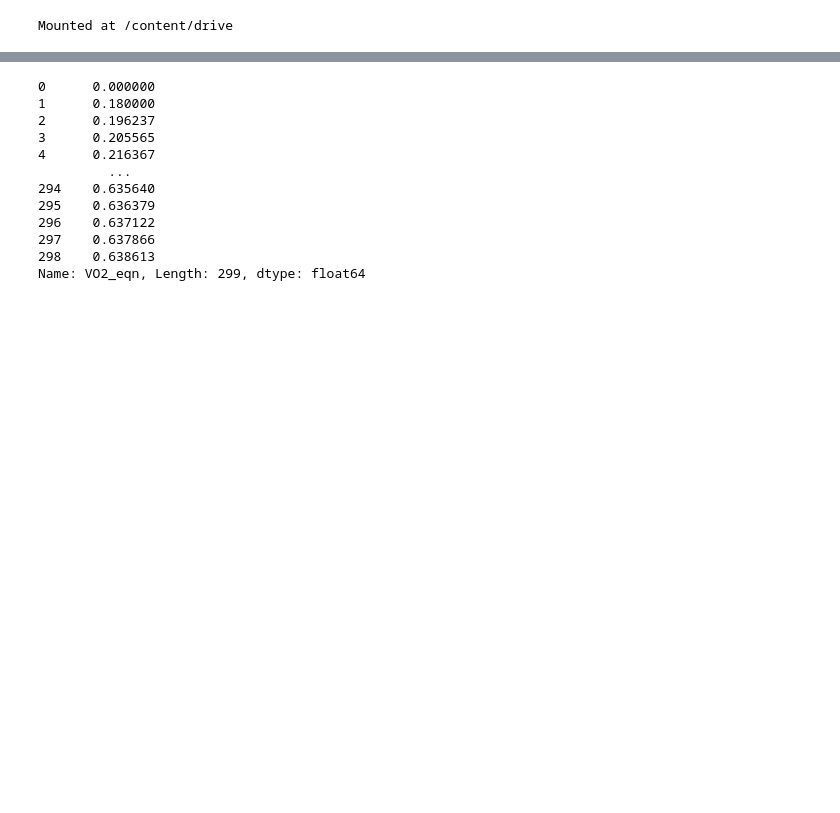
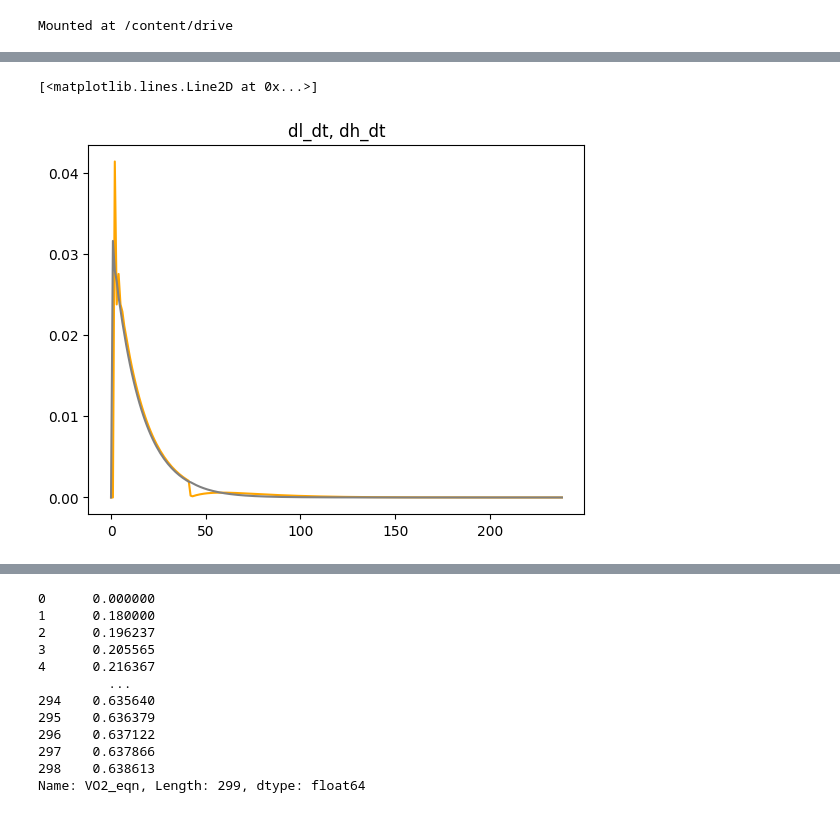
Before and after one commit to Emberflurry/Boillet_DT_Sim_v1, a Jupyter notebook: boilletmain_setup2_sanitized.ipynb, the cells around one changed output, grey strips where cells are left out. Cells and saved outputs as stored; diff of their text form; code cells hidden in the pictures; blank space fills up the shorter version.

```diff
--- a/boilletmain_setup2_sanitized.ipynb
+++ b/boilletmain_setup2_sanitized.ipynb
@@ -417,3 +472,14 @@ Current Time = 02.16_04_58PM
+# %%
+plt.figure()
+#plt.plot(df1['VO2_eqn_adj'],color='purple',label='VO2 pwr from L3 eqn')
+#VdotO2_evol_eqn_2 = (1/C1)*(df1['Pphys']+(MO*df1['l'])/(1-phi))
+#plt.plot(VdotO2_evol_eqn_2,color='blue',label='VO2 pwr from eqn2')
+plt.plot(df1['dl_dt'], color='orange')
+plt.title("dl_dt, dh_dt")
+plt.plot(df1['dh_dt'], color='grey')
+# %% [output]
+[<matplotlib.lines.Line2D at 0x...>]
+[figure, added]
 # %%
 #issue: FIX TODO doesnt capture SS VO2drift to vo2max at supra threshold. maybe a fn of lactate? check boillet and fix difeq representation?
 #wait hmm not sure if it is...^YES SEE SUPP p2 for VO2 Kinetics - this is sick bc we can see SS vo2 demand/response and Non-ss and find inefficiencies!!!!
```
Also changed, not shown: parts of 8 cells of this notebook.
